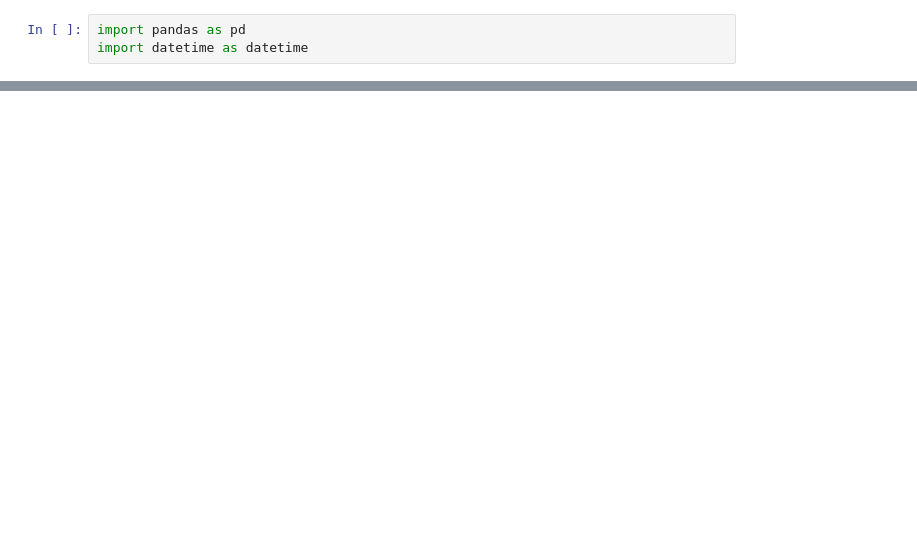
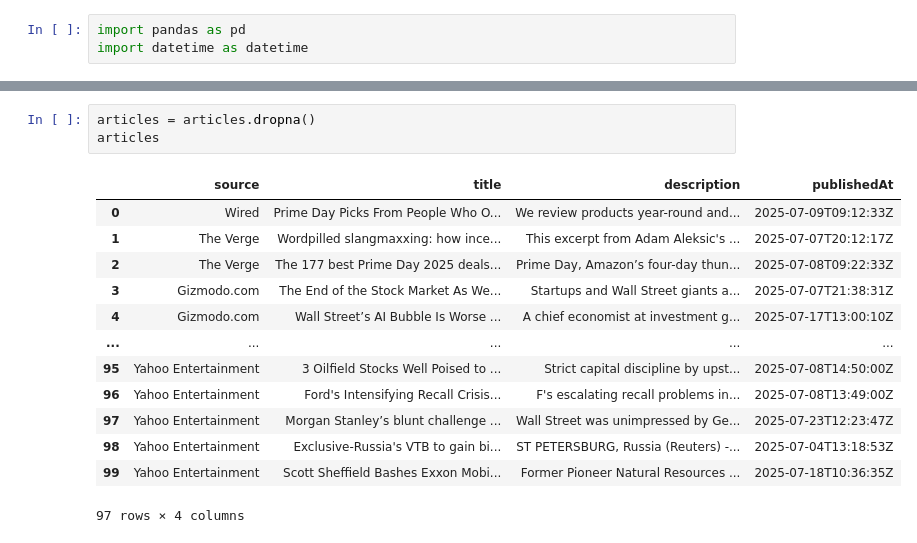
Before and after one commit to skondaparthi/FinSent-Agent, a Jupyter notebook: FinSent.ipynb, the cells around one changed output, grey strips where cells are left out. Cells and saved outputs as stored; diff of their text form; blank space fills up the shorter version.

```diff
--- a/FinSent.ipynb
+++ b/FinSent.ipynb
@@ -47,0 +48,17 @@ print(articles.head())
+# %%
+articles = articles.dropna()
+articles
+# %% [output]
+|  | source | title | description | publishedAt |
+| 0 | Wired | Prime Day Picks From People Who O... | We review products year-round and... | 2025-07-09T09:12:33Z |
+| 1 | The Verge | Wordpilled slangmaxxing: how ince... | This excerpt from Adam Aleksic's ... | 2025-07-07T20:12:17Z |
+| 2 | The Verge | The 177 best Prime Day 2025 deals... | Prime Day, Amazon’s four-day thun... | 2025-07-08T09:22:33Z |
+| 3 | Gizmodo.com | The End of the Stock Market As We... | Startups and Wall Street giants a... | 2025-07-07T21:38:31Z |
+| 4 | Gizmodo.com | Wall Street’s AI Bubble Is Worse ... | A chief economist at investment g... | 2025-07-17T13:00:10Z |
+| ... | ... | ... | ... | ... |
+| 95 | Yahoo Entertainment | 3 Oilfield Stocks Well Poised to ... | Strict capital discipline by upst... | 2025-07-08T14:50:00Z |
+| 96 | Yahoo Entertainment | Ford's Intensifying Recall Crisis... | F's escalating recall problems in... | 2025-07-08T13:49:00Z |
+| 97 | Yahoo Entertainment | Morgan Stanley’s blunt challenge ... | Wall Street was unimpressed by Ge... | 2025-07-23T12:23:47Z |
+| 98 | Yahoo Entertainment | Exclusive-Russia's VTB to gain bi... | ST PETERSBURG, Russia (Reuters) -... | 2025-07-04T13:18:53Z |
+| 99 | Yahoo Entertainment | Scott Sheffield Bashes Exxon Mobi... | Former Pioneer Natural Resources ... | 2025-07-18T10:36:35Z |
+97 rows × 4 columns
```
Also changed, not shown: parts of 11 cells of this notebook.
